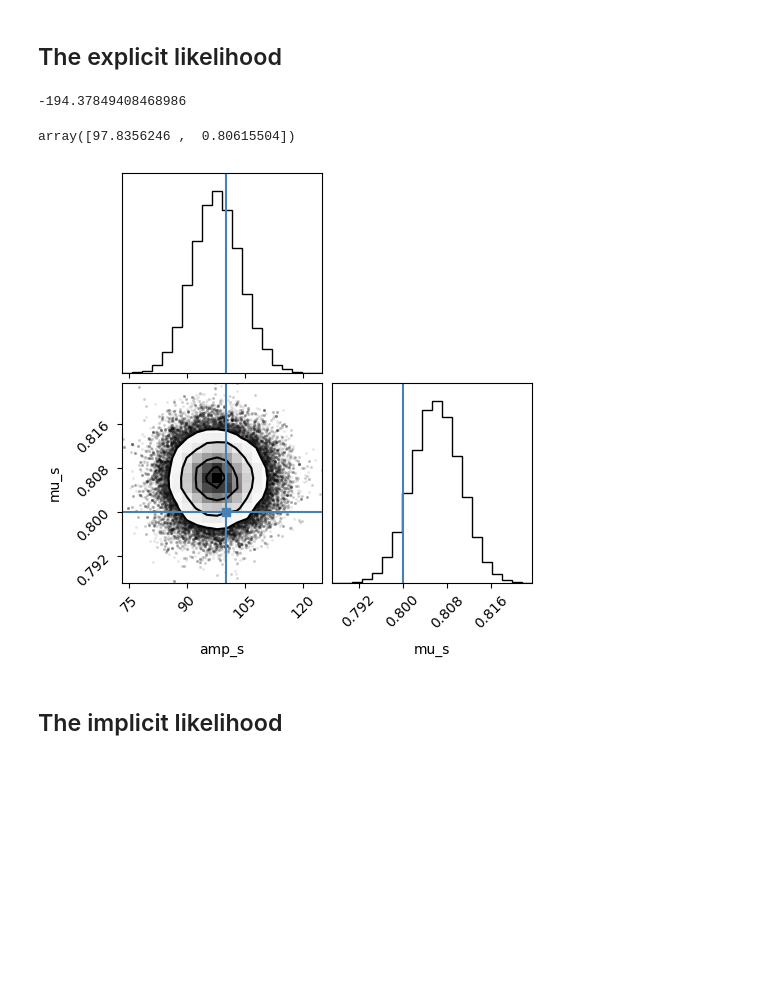
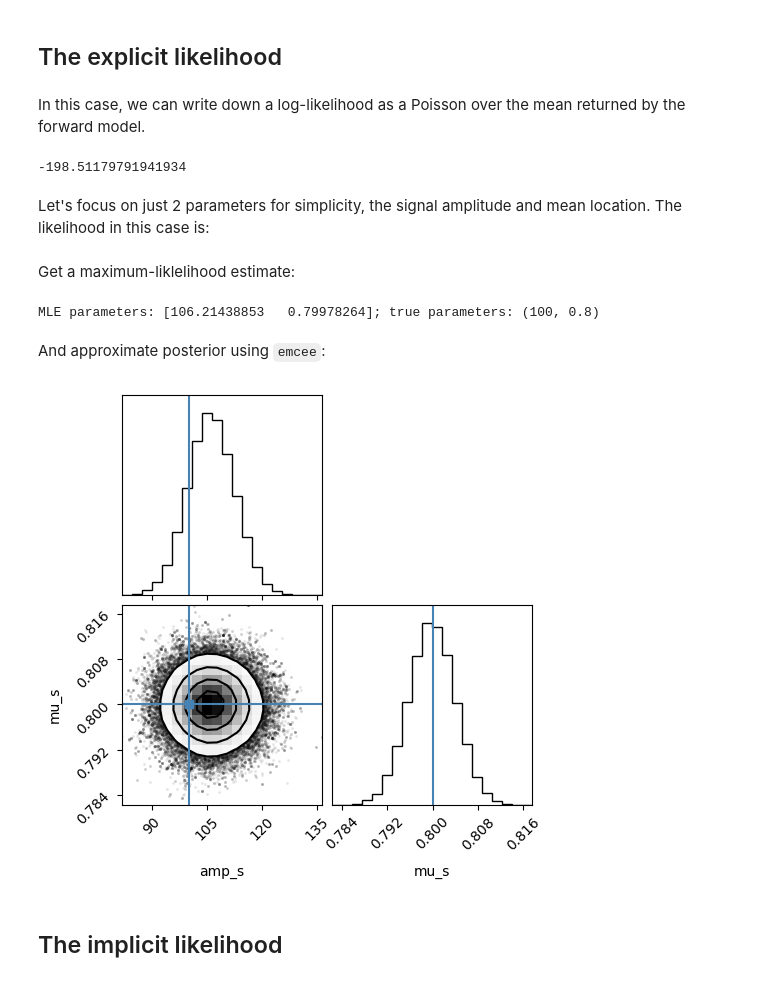
Before and after one commit to smsharma/sbi-lecture-mit, a Jupyter notebook: tutorial.ipynb, the cells around one changed output. Cells and saved outputs as stored; diff of their text form; code cells hidden in the pictures; blank space fills up the shorter version.

```diff
--- a/tutorial.ipynb
+++ b/tutorial.ipynb
@@ -48,28 +65,41 @@ Text(0, 0.5, 'Counts')
 # %% [markdown]
 ## The explicit likelihood
+# %% [markdown]
+In this case, we can write down a log-likelihood as a Poisson over the mean returned by the forward model.
 # %%
 def log_like(theta, y, x):
+    """ Log-likehood function for a Gaussian bump (amp_s, mu_s, std_s) on top of a power-law background (amp_b, exp_b).
+    """
     amp_s, mu_s, std_s, amp_b, exp_b = theta
     mu = bump_forward_model(y, amp_s, mu_s, std_s, amp_b, exp_b)
     return poisson.logpmf(x, mu).sum()
 
 log_like([100, 0.8, 0.05, 100, -0.5], y, x)
 # %% [output]
--194.37849408468986
+-198.51179791941934
+# %% [markdown]
+Let's focus on just 2 parameters for simplicity, the signal amplitude and mean location. The likelihood in this case is:
 # %%
 def log_like_sig(params, y, x):
+    """ Log-likehood function for a Gaussian bump (amp_s, mu_s) on top of a fixed PL background.
+    """
     amp_s, mu_s = params
     std_s, amp_b, exp_b = 0.05, 100, -0.5
     mu = bump_forward_model(y, amp_s, mu_s, std_s, amp_b, exp_b)
     return poisson.logpmf(x, mu).sum()
+# %% [markdown]
+Get a maximum-liklelihood estimate:
 # %%
-
 opt = minimize(lambda thetas: -log_like_sig(thetas, y, x), x0=[1, 1])
-opt.x
+print("MLE parameters: {}; true parameters: {}".format(opt.x, (100, 0.8)))
 # %% [output]
-array([97.8356246 ,  0.80615504])
+MLE parameters: [106.21438853   0.79978264]; true parameters: (100, 0.8)
+# %% [markdown]
+And approximate posterior using `emcee`:
 # %%
 def log_prior(thetas):
+    """ Log-prior function for a Gaussian bump (amp_s, mu_s) on top of a fixed PL background.
+    """
     amp_s, mu_s = thetas
     if 0 < amp_s < 200 and 0 < mu_s < 2:
         return 0
@@ -77,21 +107,25 @@ def log_prior(thetas):
         return -np.inf
 
 def log_post(thetas, y, x):
+    """ Log-posterior function for a Gaussian bump (amp_s, mu_s) on top of a fixed PL background.
+    """
     lp = log_prior(thetas)
     if not np.isfinite(lp):
         return -np.inf
     else:
         return lp + log_like_sig(thetas, y, x)
 
+# Sampling with `emcee`
 ndim, nwalkers = 2, 32
 sampler = emcee.EnsembleSampler(nwalkers, ndim, log_post, args=(y, x))
 
 pos = opt.x + 1e-2 * np.random.randn(nwalkers, ndim)
 sampler.run_mcmc(pos, 5000, progress=True);
 # %%
+# Plot posterior samples
 flat_samples = sampler.get_chain(discard=1000, flat=True)
-corner.corner(flat_samples, labels=["amp_s", "mu_s"], truths=[100, 0.8]);
+corner.corner(flat_samples, labels=["amp_s", "mu_s"], truths=[100, 0.8], smooth=1.);
 # %% [output]
-[figure, old version]
+[figure, new version]
 # %% [markdown]
 ## The implicit likelihood
```
Also changed, not shown: parts of 48 cells of this notebook, 1 other file.
